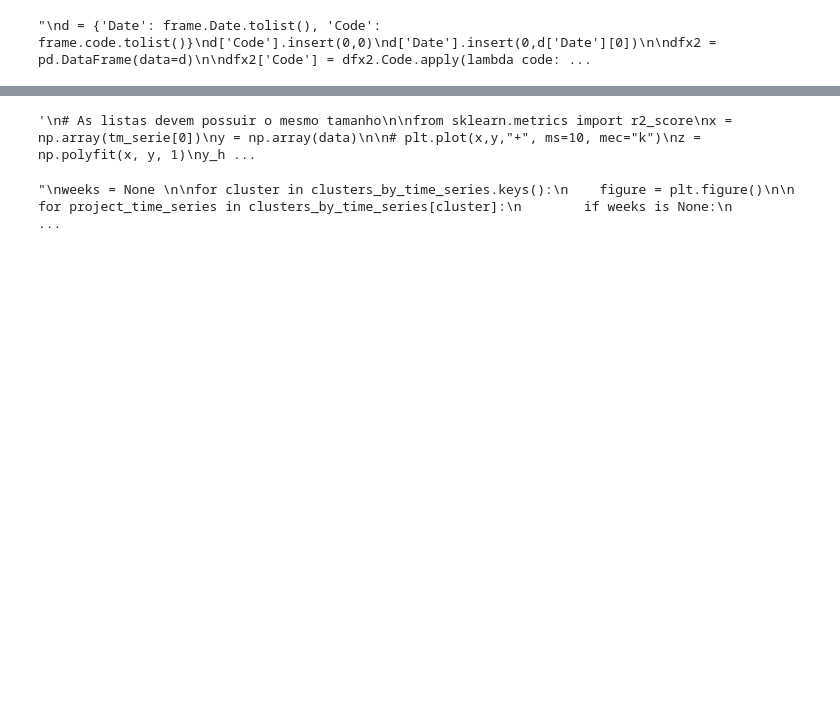
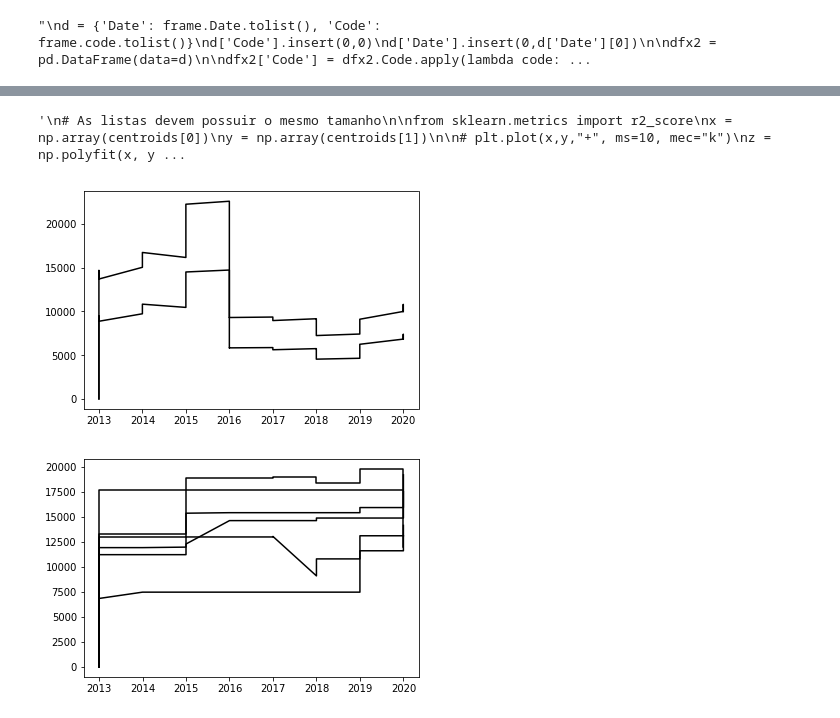
Before and after one commit to wagnernegrao/LargeFiles, a Jupyter notebook: Tools/growth_curve/versao_teste_curva_crescimento_python2.ipynb, the cells around one changed output, grey strips where cells are left out. Cells and saved outputs as stored; diff of their text form; code cells hidden in the pictures; blank space fills up the shorter version.

```diff
--- a/Tools/growth_curve/versao_teste_curva_crescimento_python2.ipynb
+++ b/Tools/growth_curve/versao_teste_curva_crescimento_python2.ipynb
@@ -167,0 +185,7 @@ len(tm_serie),len(years_d)
+# %%
+# testando
+serie_tm = []
+
+for serie in tm_serie:
+    for value in serie:
+        serie_tm.append(value)
@@ -168,10 +198,14 @@ len(tm_serie),len(years_d)
+# %%
+for i in serie_tm:
+    if i == 0:
+        serie_tm.remove(i)
 # %%
 '''
 # As listas devem possuir o mesmo tamanho
 
 from sklearn.metrics import r2_score
-x = np.array(tm_serie[0])
-y = np.array(data)
+x = np.array(centroids[0])
+y = np.array(centroids[1])
 
 # plt.plot(x,y,"+", ms=10, mec="k")
 z = np.polyfit(x, y, 1)
@@ -181,17 +215,18 @@ plt.plot(x, y_hat, "r--", lw=1)
 text = "$R^2 = {}$".format(round(r2_score(y,y_hat), 3))
 plt.gca().text(0.05, 0.95, text,transform=plt.gca().transAxes,
      fontsize=14, verticalalignment='top')
-
 '''
 # %% [output]
-'\n# As listas devem possuir o mesmo tamanho\n\nfrom sklearn.metrics import r2_score\nx = np.array(tm_serie[0])\ny = np.array(data)\n\n# plt.plot(x,y,"+", ms=10, mec="k")\nz = np.polyfit(x, y, 1)\ny_h ...
+'\n# As listas devem possuir o mesmo tamanho\n\nfrom sklearn.metrics import r2_score\nx = np.array(centroids[0])\ny = np.array(centroids[1])\n\n# plt.plot(x,y,"+", ms=10, mec="k")\nz = np.polyfit(x, y ...
+# %%
+years_d = create_year_serie(len(project_time_series), years)
 # %%
 # para gerar esses plots deve ser em float o loc
-tm_series = np.array(tm_series)
+tm_series = np.array(tm_serie)
 
 clusters_by_time_series = {}
 
-centroids, assign, best_shift, cent_dists = ksc.ksc(tm_series, 3)
+centroids, assign, best_shift, cent_dists = ksc.ksc(tm_series, 2)
 # %%
 if assign is not None:
     for series, cluster in zip(tm_series, assign):
@@ -200,22 +235,21 @@ if assign is not None:
         else:
             clusters_by_time_series[cluster] = [series]
 # %%
-'''
 weeks = None
 
 for cluster in clusters_by_time_series.keys():
     figure = plt.figure()
 
     for project_time_series in clusters_by_time_series[cluster]:
         if weeks is None:
             weeks = [-i for i in range(len(project_time_series) - 1, -1, -1)]
 
         project_time_series = [0 if i == 0.1 else int(i) for i in project_time_series]
 
-        plt.plot(data, project_time_series, color='black')
+        plt.plot(years_d, project_time_series, color='black')
 
         figure.savefig('curva_crescimento.png', bbox_inches='tight', format='png', dpi=1000)
-'''
 # %% [output]
-"\nweeks = None \n\nfor cluster in clusters_by_time_series.keys():\n    figure = plt.figure()\n\n    for project_time_series in clusters_by_time_series[cluster]:\n        if weeks is None:\n           ...
+[figure, added]
+[figure, added]
 # %%
```
Also changed, not shown: parts of 10 cells of this notebook.
